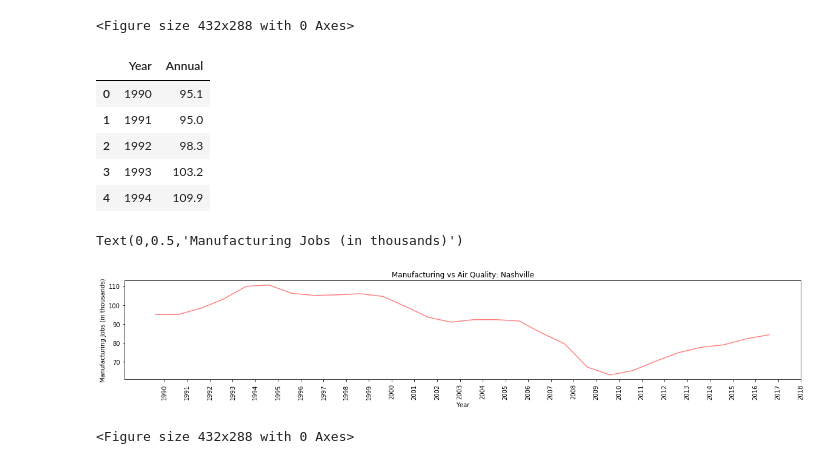
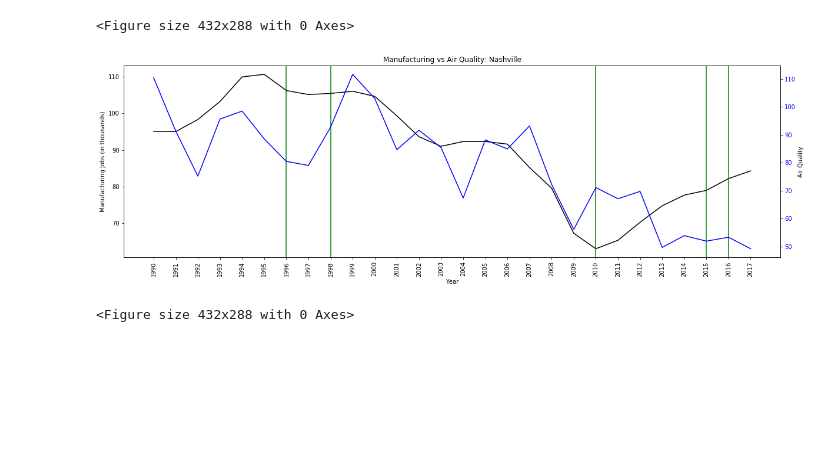
Before and after one commit to dshaffe2/ProjectOne, a Jupyter notebook: Manutimeline.ipynb, the cells around one changed output. Cells and saved outputs as stored; diff of their text form; code cells hidden in the pictures; blank space fills up the shorter version.

```diff
--- a/Manutimeline.ipynb
+++ b/Manutimeline.ipynb
@@ -177,57 +163,51 @@ plt.show()
 <Figure size 432x288 with 0 Axes>
 # %%
 nash_df = pd.read_csv("C:/Users/ginaf/Nashville.csv")
-nash_df.head()
+#nash_df.head()
+nash_aq=pd.read_csv("C:/Users/ginaf/Annual_Averages_by_cityNash.csv")
+#nash_aq.head()
-# %% [output]
-|  | Year | Annual |
-| 0 | 1990 | 95.1 |
-| 1 | 1991 | 95.0 |
-| 2 | 1992 | 98.3 |
-| 3 | 1993 | 103.2 |
-| 4 | 1994 | 109.9 |
 # %%
 x_axis = np.arange(len(nash_df))
 tick_locations = [value+0.4 for value in x_axis]
 # %%
-# fig, ax1 = plt.subplots(figsize=(20,6))
+fig, ax1 = plt.subplots(figsize=(20,6))
 
 
-# #color = 'tab:red'
-# ax1.set_xlabel("Year")
-# ax1.set_ylabel("Manufacturing Jobs (in thousands)")
-# ax1.plot(x_axis, nash_df["Annual"], color='k')
-# ax1.tick_params(axis='y', labelcolor='k')
-# ax1.set_xticks(list(range(0, len(nash_df["Year"]))))
-# ax1.set_xticklabels(nash_df["Year"], rotation="vertical")
-# ax1.axvline(6, ymin=0, ymax=1, color='g')
-# ax1.axvline(8, ymin=0, ymax=1, color='g')
-# ax1.axvline(20, ymin=0, ymax=1, color='g')
-# ax1.axvline(25, ymin=0, ymax=1, color='g')
-# ax1.axvline(26, ymin=0, ymax=1, color='g')
+#color = 'tab:red'
+ax1.set_xlabel("Year")
+ax1.set_ylabel("Manufacturing Jobs (in thousands)")
+ax1.plot(x_axis, nash_df["Annual"], color='k')
+ax1.tick_params(axis='y', labelcolor='k')
+ax1.set_xticks(list(range(0, len(nash_df["Year"]))))
+ax1.set_xticklabels(nash_df["Year"], rotation="vertical")
+ax1.axvline(6, ymin=0, ymax=1, color='g')
+ax1.axvline(8, ymin=0, ymax=1, color='g')
+ax1.axvline(20, ymin=0, ymax=1, color='g')
+ax1.axvline(25, ymin=0, ymax=1, color='g')
+ax1.axvline(26, ymin=0, ymax=1, color='g')
 
 
-# ax2 = ax1.twinx()  # instantiate a second axes that shares the same x-axis
+ax2 = ax1.twinx()  # instantiate a second axes that shares the same x-axis
 
-# #color = 'tab:blue'
-# ax2.set_ylabel("Air Quality")  # we already handled the x-label with ax1
-# ax2.plot(x_axis, data2, color='b')
-# ax2.tick_params(axis='y', labelcolor='b')
+#color = 'tab:blue'
+ax2.set_ylabel("Air Quality")  # we already handled the x-label with ax1
+ax2.plot(x_axis, nash_aq["AQI"], color='b')
+ax2.tick_params(axis='y', labelcolor='b')
 
 
-# plt.title("Manufacturing vs Air Quality: Nashville")
+plt.title("Manufacturing vs Air Quality: Nashville")
 
-# #plt.savefig("C:/Users/ginaf/example.png")
+plt.savefig("C:/Users/ginaf/Nashvillemanuf.png")
+# %% [output]
+[figure, added]
 # %%
-plt.figure(figsize=(20,3))
-plt.plot(x_axis, nash_df["Annual"], color='r', alpha=0.5)
-plt.xticks(tick_locations, nash_df["Year"], rotation="vertical")
-plt.title("Manufacturing vs Air Quality: Nashville")
-plt.xlabel("Year")
-plt.ylabel("Manufacturing Jobs (in thousands)")
-#plt.vlines(1996, 0, 300, colors='k', linestyles='solid', label='Emissions Testing')
+# plt.figure(figsize=(20,3))
+# plt.plot(x_axis, nash_df["Annual"], color='r', alpha=0.5)
+# plt.xticks(tick_locations, nash_df["Year"], rotation="vertical")
+# plt.title("Manufacturing vs Air Quality: Nashville")
+# plt.xlabel("Year")
+# plt.ylabel("Manufacturing Jobs (in thousands)")
+# #plt.vlines(1996, 0, 300, colors='k', linestyles='solid', label='Emissions Testing')
-# %% [output]
-Text(0,0.5,'Manufacturing Jobs (in thousands)')
-[figure, removed]
 # %%
 plt.tight_layout()
 #plt.savefig("C:/Users/ginaf/Dallasman.png")
```
Also changed, not shown: parts of 12 cells of this notebook.
